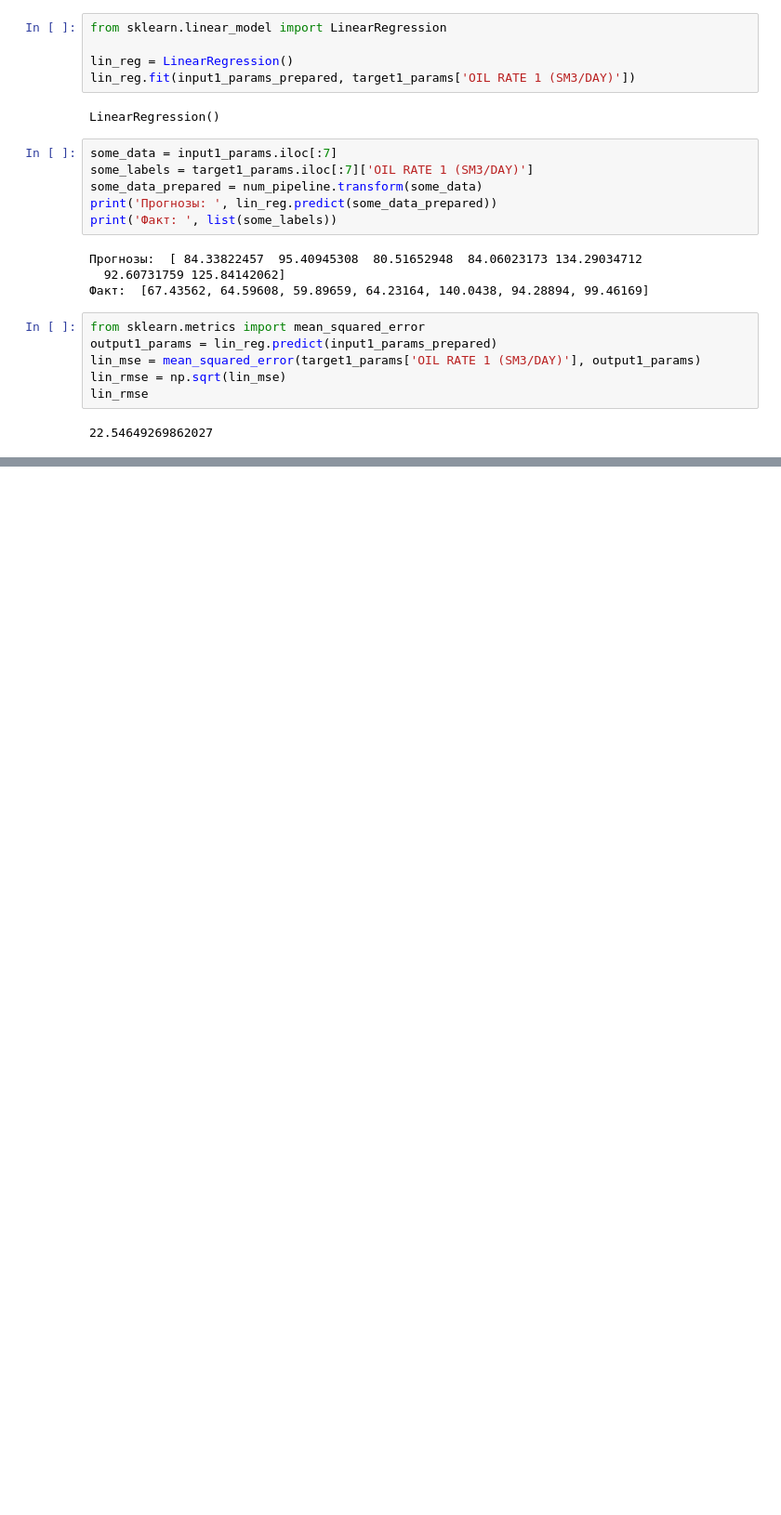
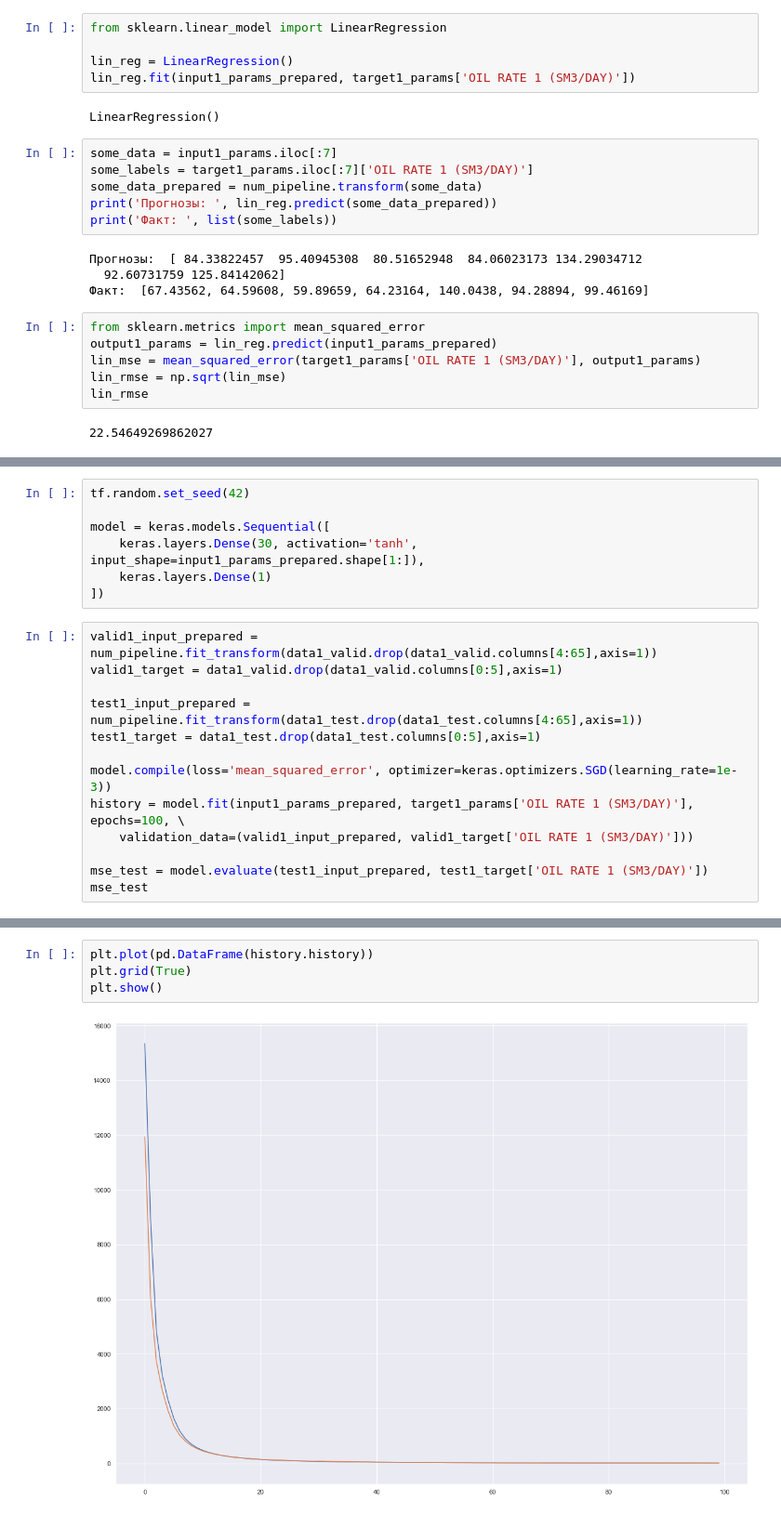
Before and after one commit to mualal/ml-experiments, a Jupyter notebook: reservoir_exploration.ipynb, the cells around one changed output, grey strips where cells are left out. Shown: that part at 93% size. Saved outputs shown, nothing was run; the diff lists cells and outputs as text; blank space fills up the shorter version.

```diff
--- a/reservoir_exploration.ipynb
+++ b/reservoir_exploration.ipynb
@@ -293,0 +330,20 @@ lin_rmse
+# %%
+tf.random.set_seed(42)
+
+model = keras.models.Sequential([
+    keras.layers.Dense(30, activation='tanh', input_shape=input1_params_prepared.shape[1:]),
+    keras.layers.Dense(1)
+])
+# %%
+valid1_input_prepared = num_pipeline.fit_transform(data1_valid.drop(data1_valid.columns[4:65],axis=1))
+valid1_target = data1_valid.drop(data1_valid.columns[0:5],axis=1)
+
+test1_input_prepared = num_pipeline.fit_transform(data1_test.drop(data1_test.columns[4:65],axis=1))
+test1_target = data1_test.drop(data1_test.columns[0:5],axis=1)
+
+model.compile(loss='mean_squared_error', optimizer=keras.optimizers.SGD(learning_rate=1e-3))
+history = model.fit(input1_params_prepared, target1_params['OIL RATE 1 (SM3/DAY)'], epochs=100, \
+    validation_data=(valid1_input_prepared, valid1_target['OIL RATE 1 (SM3/DAY)']))
+
+mse_test = model.evaluate(test1_input_prepared, test1_target['OIL RATE 1 (SM3/DAY)'])
+mse_test
@@ -293,0 +381,6 @@ lin_rmse
+# %%
+plt.plot(pd.DataFrame(history.history))
+plt.grid(True)
+plt.show()
+# %% [output]
+[figure, added]
```
Also changed, not shown: parts of 11 cells of this notebook, 1 other file.
